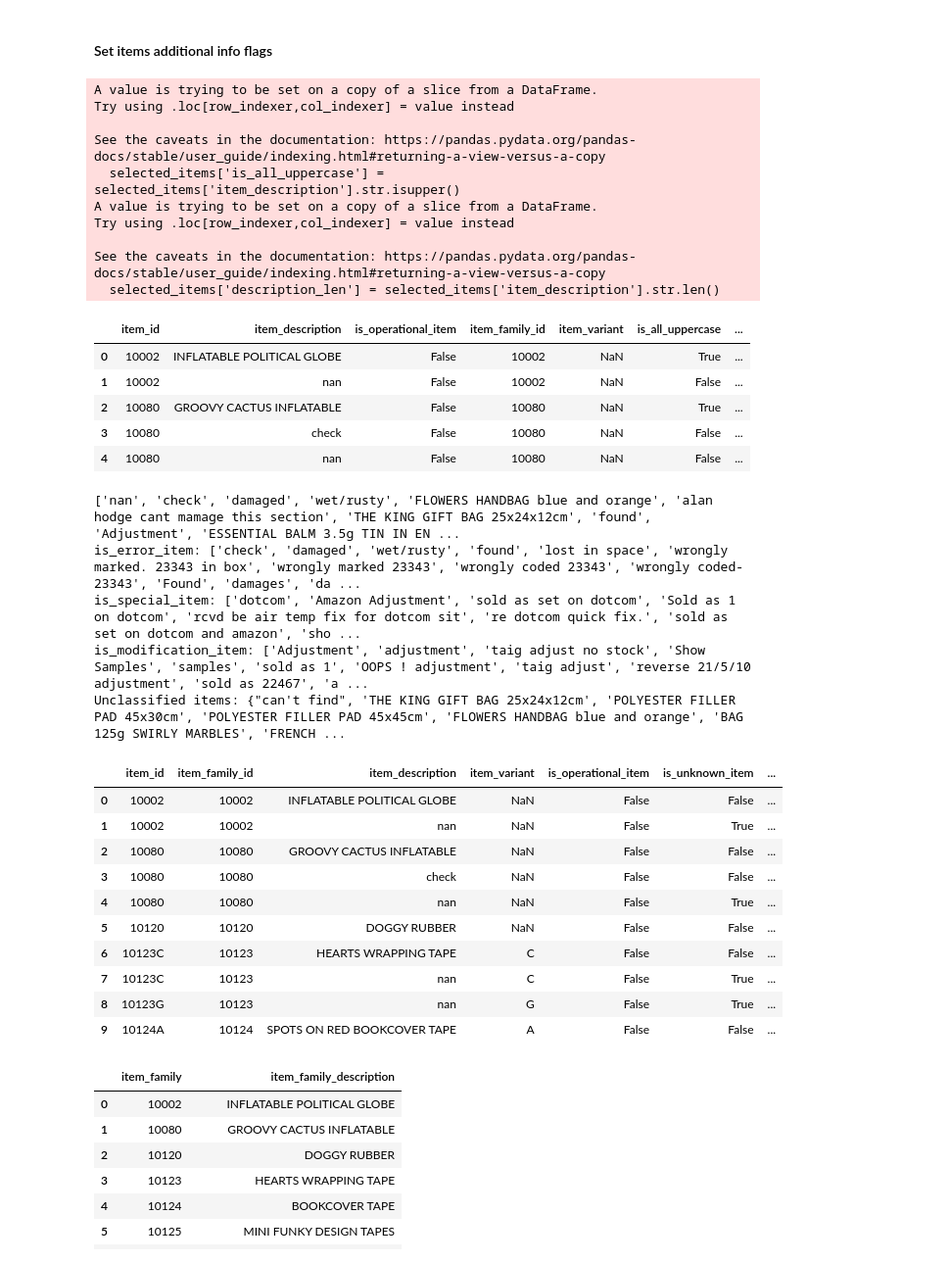
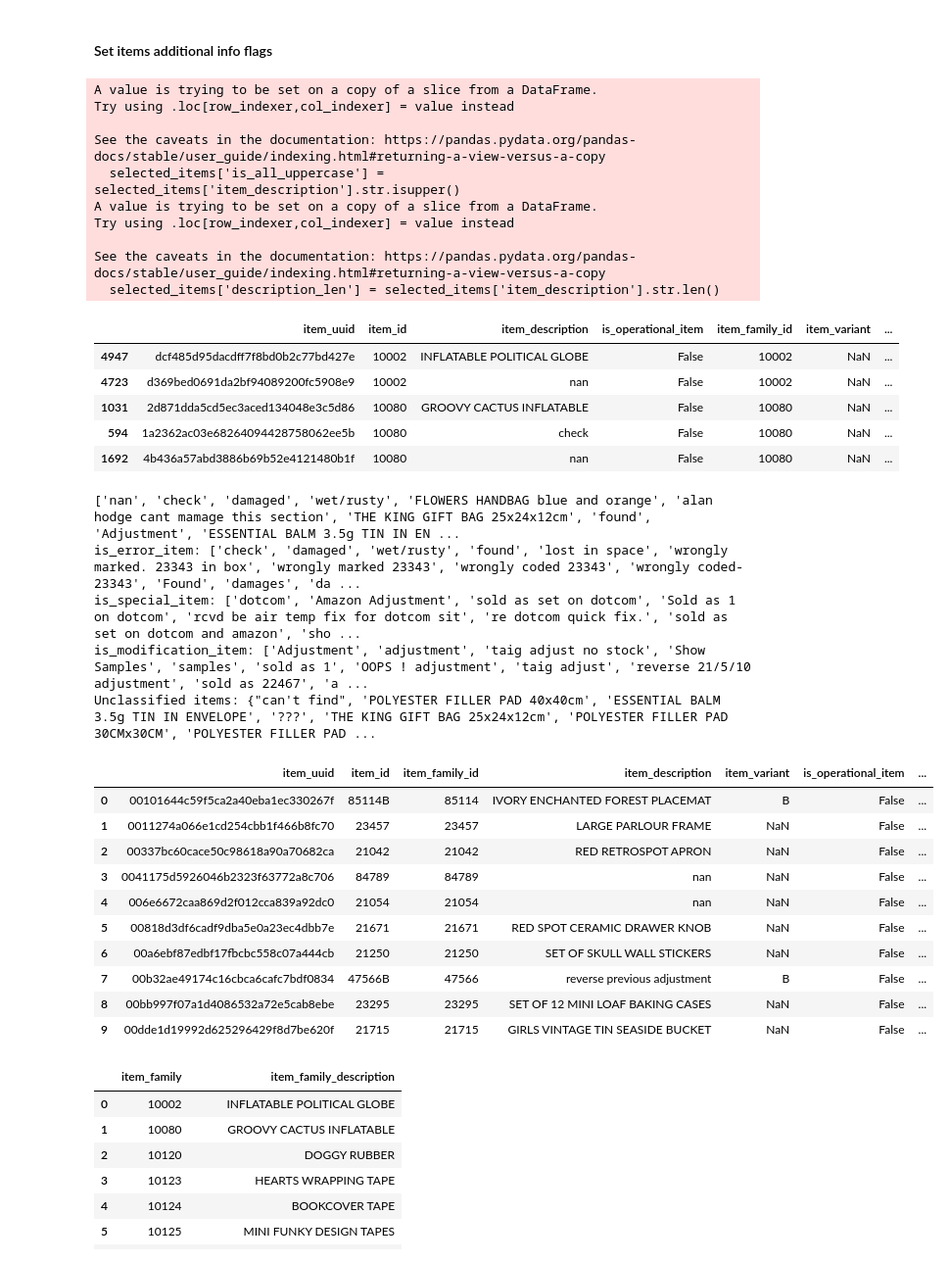
Before and after one commit to EAlmazanG/e2e-shop-pipedash, a Jupyter notebook: notebooks/prepare_data.ipynb, the cells around one changed output. Shown at 98% size. Drawn from its saved outputs; the diff is of its cells as text; code cells hidden in the pictures.

```diff
--- a/notebooks/prepare_data.ipynb
+++ b/notebooks/prepare_data.ipynb
@@ -6,6 +6,9 @@ from collections import Counter
 import os
 import sys
 sys.path.append(os.path.abspath(os.path.join('..')))
+# %%
+pd.set_option('display.max_rows', 200)
+pd.set_option('display.max_columns', 30)
 # %% [markdown]
 ## Data Set Information
 This is a transnational data set which contains all the transactions occurring between 01/12/2010 and 09/12/2011 for a UK-based and registered non-store online retail. The company mainly sells unique all-occasion gifts. Many customers of the company are wholesalers.
@@ -78,6 +81,12 @@ display(item_family.head(10))
 | 9 | 15030 | FAN BLACK FRAME | LIGHTING |
 # %% [markdown]
 ### Transactions
+# %%
+import hashlib
+
+def generate_hash(row, columns):
+    combined_string = "_".join(str(row[col]) for col in columns)
+    return hashlib.md5(combined_string.encode()).hexdigest()
 # %%
 transactions = raw_data.copy()
 
@@ -103,7 +112,7 @@ transactions['country_name'] = transactions['country_name'].astype(str)
 transactions.index.name = 'transaction_id'
 transactions.reset_index(inplace=True)
 transactions['transaction_id'] = transactions['transaction_id'].astype('Int64')
-
+transactions['item_uuid'] = transactions.apply(lambda row: generate_hash(row, ['item_id', 'item_description']), axis=1)
 transactions['is_return'] = transactions['quantity_amount'] < 0
 
 transactions.head(10)
@@ -122,6 +131,6 @@ transactions.head(10)
 # %% [markdown]
 ### Items
 # %%
-items = transactions.groupby(['item_id', 'item_description']).count()[[]].reset_index()
+items = transactions.groupby(['item_uuid','item_id', 'item_description']).count()[[]].reset_index()
 items.sample(20)
 # %% [output]
@@ -178,12 +187,12 @@ Try using .loc[row_indexer,col_indexer] = value instead
 
 See the caveats in the documentation: https://pandas.pydata.org/pandas-docs/stable/user_guide/indexing.html#returning-a-view-versus-a-copy
   selected_items['description_len'] = selected_items['item_description'].str.len()
-|  | item_id | item_description | is_operational_item | item_family_id | item_variant | is_all_uppercase | ... |
-| 0 | 10002 | INFLATABLE POLITICAL GLOBE | False | 10002 | NaN | True | ... |
-| 1 | 10002 | nan | False | 10002 | NaN | False | ... |
-| 2 | 10080 | GROOVY CACTUS INFLATABLE | False | 10080 | NaN | True | ... |
-| 3 | 10080 | check | False | 10080 | NaN | False | ... |
-| 4 | 10080 | nan | False | 10080 | NaN | False | ... |
+|  | item_uuid | item_id | item_description | is_operational_item | item_family_id | item_variant | ... |
+| 4947 | dcf485d95dacdff7f8bd0b2c77bd427e | 10002 | INFLATABLE POLITICAL GLOBE | False | 10002 | NaN | ... |
+| 4723 | d369bed0691da2bf94089200fc5908e9 | 10002 | nan | False | 10002 | NaN | ... |
+| 1031 | 2d871dda5cd5ec3aced134048e3c5d86 | 10080 | GROOVY CACTUS INFLATABLE | False | 10080 | NaN | ... |
+| 594 | 1a2362ac03e68264094428758062ee5b | 10080 | check | False | 10080 | NaN | ... |
+| 1692 | 4b436a57abd3886b69b52e4121480b1f | 10080 | nan | False | 10080 | NaN | ... |
 # %%
 weird_items = selected_items[((selected_items['description_order'] > 1) & (selected_items['description_len'] < 13)) | ~selected_items['is_all_uppercase']]
 description_list = weird_items['item_description'].drop_duplicates().tolist()
@@ -245,34 +254,34 @@ print("Unclassified items:", unclassified_items)
 is_error_item: ['check', 'damaged', 'wet/rusty', 'found', 'lost in space', 'wrongly marked. 23343 in box', 'wrongly marked 23343', 'wrongly coded 23343', 'wrongly coded-23343', 'Found', 'damages', 'da ...
 is_special_item: ['dotcom', 'Amazon Adjustment', 'sold as set on dotcom', 'Sold as 1 on dotcom', 'rcvd be air temp fix for dotcom sit', 're dotcom quick fix.', 'sold as set on dotcom and amazon', 'sho ...
 is_modification_item: ['Adjustment', 'adjustment', 'taig adjust no stock', 'Show Samples', 'samples', 'sold as 1', 'OOPS ! adjustment', 'taig adjust', 'reverse 21/5/10 adjustment', 'sold as 22467', 'a ...
-Unclassified items: {"can't find", 'THE KING GIFT BAG 25x24x12cm', 'POLYESTER FILLER PAD 45x30cm', 'POLYESTER FILLER PAD 45x45cm', 'FLOWERS HANDBAG blue and orange', 'BAG 125g SWIRLY MARBLES', 'FRENCH ...
+Unclassified items: {"can't find", 'POLYESTER FILLER PAD 40x40cm', 'ESSENTIAL BALM 3.5g TIN IN ENVELOPE', '???', 'THE KING GIFT BAG 25x24x12cm', 'POLYESTER FILLER PAD 30CMx30CM', 'POLYESTER FILLER PAD ...
 # %%
 items['is_unknown_item'] = items['item_description'].str.lower().isin(is_unknown_item)
 items['is_error_item'] = items['item_description'].str.lower().isin(is_error_item)
 items['is_special_item'] = items['item_description'].str.lower().isin(is_special_item)
 items['is_modification_item'] = items['item_description'].str.lower().isin(is_modification_item)
 
-items = items[['item_id', 'item_family_id', 'item_description', 'item_variant', 'is_operational_item', 'is_unknown_item', 'is_special_item', 'is_modification_item', 'is_error_item']]
+items = items[['item_uuid', 'item_id', 'item_family_id', 'item_description', 'item_variant', 'is_operational_item', 'is_unknown_item', 'is_special_item', 'is_modification_item', 'is_error_item']]
 
 items.loc[items['is_operational_item'], ['item_variant', 'is_unknown_item', 'is_special_item', 'is_modification_item', 'is_error_item']] = [None, False, False, False, False]
 items.loc[items['is_unknown_item']] = items.loc[items['is_unknown_item']].replace('', None)
 items.loc[items['is_special_item']] = items.loc[items['is_special_item']].replace('', None)
 items.loc[items['is_modification_item']] = items.loc[items['is_modification_item']].replace('', None)
 items.loc[items['is_error_item']] = items.loc[items['is_error_item']].replace('', None)
 
 items.head(10)
 # %% [output]
-|  | item_id | item_family_id | item_description | item_variant | is_operational_item | is_unknown_item | ... |
-| 0 | 10002 | 10002 | INFLATABLE POLITICAL GLOBE | NaN | False | False | ... |
-| 1 | 10002 | 10002 | nan | NaN | False | True | ... |
-| 2 | 10080 | 10080 | GROOVY CACTUS INFLATABLE | NaN | False | False | ... |
-| 3 | 10080 | 10080 | check | NaN | False | False | ... |
-| 4 | 10080 | 10080 | nan | NaN | False | True | ... |
-| 5 | 10120 | 10120 | DOGGY RUBBER | NaN | False | False | ... |
-| 6 | 10123C | 10123 | HEARTS WRAPPING TAPE | C | False | False | ... |
-| 7 | 10123C | 10123 | nan | C | False | True | ... |
-| 8 | 10123G | 10123 | nan | G | False | True | ... |
-| 9 | 10124A | 10124 | SPOTS ON RED BOOKCOVER TAPE | A | False | False | ... |
+|  | item_uuid | item_id | item_family_id | item_description | item_variant | is_operational_item | ... |
+| 0 | 00101644c59f5ca2a40eba1ec330267f | 85114B | 85114 | IVORY ENCHANTED FOREST PLACEMAT | B | False | ... |
+| 1 | 0011274a066e1cd254cbb1f466b8fc70 | 23457 | 23457 | LARGE PARLOUR FRAME | NaN | False | ... |
+| 2 | 00337bc60cace50c98618a90a70682ca | 21042 | 21042 | RED RETROSPOT APRON | NaN | False | ... |
+| 3 | 0041175d5926046b2323f63772a8c706 | 84789 | 84789 | nan | NaN | False | ... |
+| 4 | 006e6672caa869d2f012cca839a92dc0 | 21054 | 21054 | nan | NaN | False | ... |
+| 5 | 00818d3df6cadf9dba5e0a23ec4dbb7e | 21671 | 21671 | RED SPOT CERAMIC DRAWER KNOB | NaN | False | ... |
+| 6 | 00a6ebf87edbf17fbcbc558c07a444cb | 21250 | 21250 | SET OF SKULL WALL STICKERS | NaN | False | ... |
+| 7 | 00b32ae49174c16cbca6cafc7bdf0834 | 47566B | 47566 | reverse previous adjustment | B | False | ... |
+| 8 | 00bb997f07a1d4086532a72e5cab8ebe | 23295 | 23295 | SET OF 12 MINI LOAF BAKING CASES | NaN | False | ... |
+| 9 | 00dde1d19992d625296429f8d7be620f | 21715 | 21715 | GIRLS VINTAGE TIN SEASIDE BUCKET | NaN | False | ... |
 # %%
 filtered_items = items[~items['is_operational_item'] & ~items['is_error_item'] & ~items['is_special_item'] & ~items['is_modification_item']& ~items['is_unknown_item']]
 grouped = filtered_items.groupby('item_family_id')['item_description'].apply(lambda x: ' '.join(x))
```
Also changed, not shown: parts of 21 cells of this notebook.
